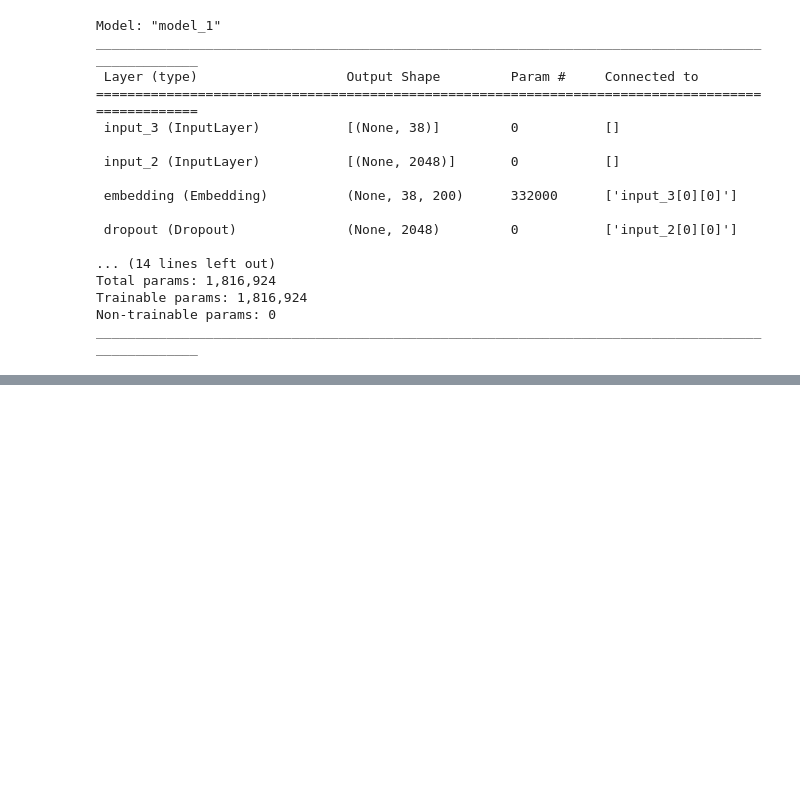
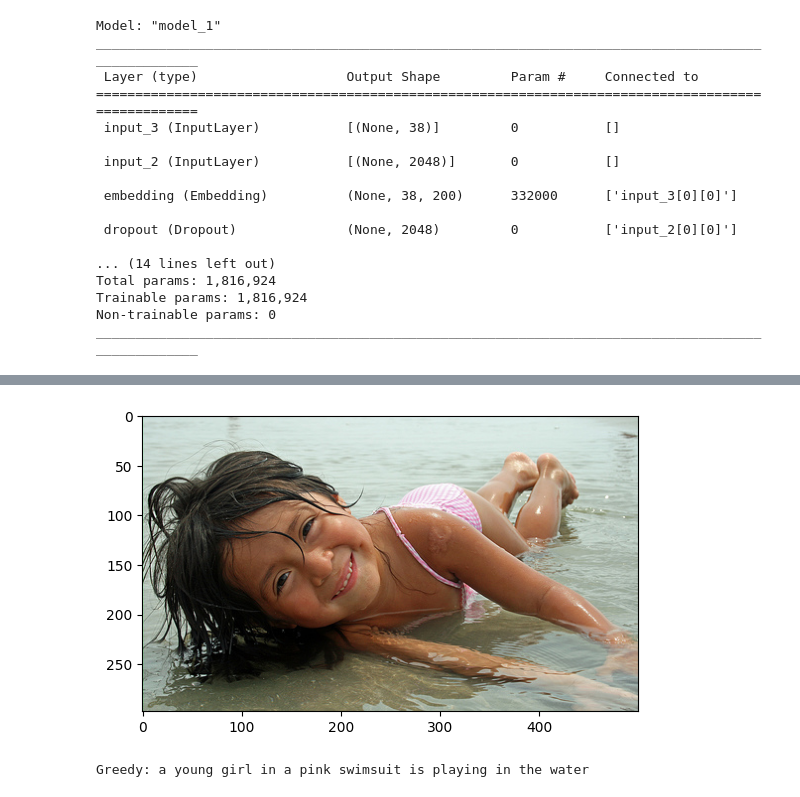
Before and after one commit to pavankumarchowdary35/Image_captioning_project, a Jupyter notebook: caption.ipynb, the cells around one changed output, grey strips where cells are left out. Cells and saved outputs as stored; diff of their text form; code cells hidden in the pictures; blank space fills up the shorter version.

```diff
--- a/caption.ipynb
+++ b/caption.ipynb
@@ -405,0 +469,11 @@ print("Beam Search, K = 10:",beam_search_predictions(image, beam_index = 10))
+# %%
+pic = list(encoding_test.keys())[10]
+image = encoding_test[pic].reshape((1,2048))
+x=plt.imread(images_path+pic)
+plt.imshow(x)
+plt.show()
+
+print("Greedy:",greedySearch(image))
+# %% [output]
+[figure, added]
+Greedy: a young girl in a pink swimsuit is playing in the water
```
Also changed, not shown: parts of 27 cells of this notebook.
